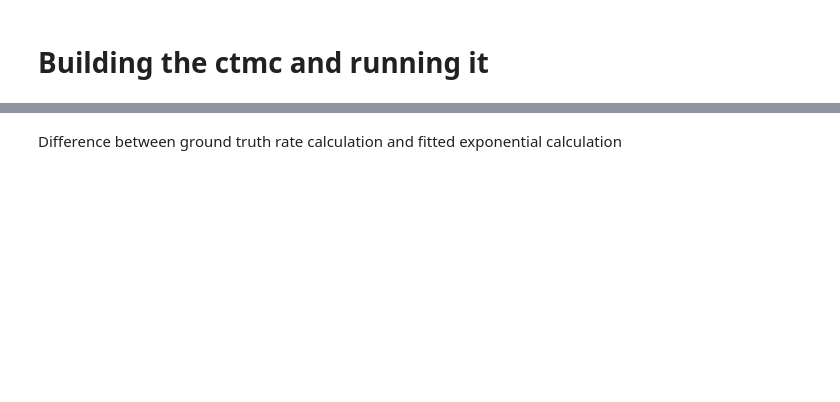
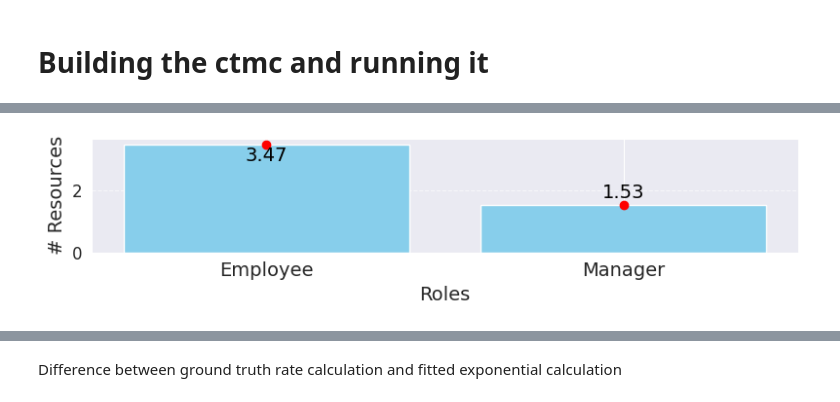
Before and after one commit to paul-cvp/ctmc, a Jupyter notebook: synthetic.ipynb, the cells around one changed output, grey strips where cells are left out. Cells and saved outputs as stored; diff of their text form; code cells hidden in the pictures; blank space fills up the shorter version.

```diff
--- a/synthetic.ipynb
+++ b/synthetic.ipynb
@@ -534,3 +609,12 @@ data_transition_role_frequency
+# %%
+#TODO: Play with the role trials, by for example uncommenting the line below to make A2 = 200
+# role_trials['A2'] = 200
+plot_resources(role_trials)
+for k, v in role_trials.items():
+    if v<=0:
+        raise ValueError('Cannot have 0 or negative number of resources !')
+# %% [output]
+[figure, added]
 # %%
 from simulation.ctmc_frequency import create_prism_program_from_log
 
```
Also changed, not shown: parts of 18 cells of this notebook, 16 other files.
